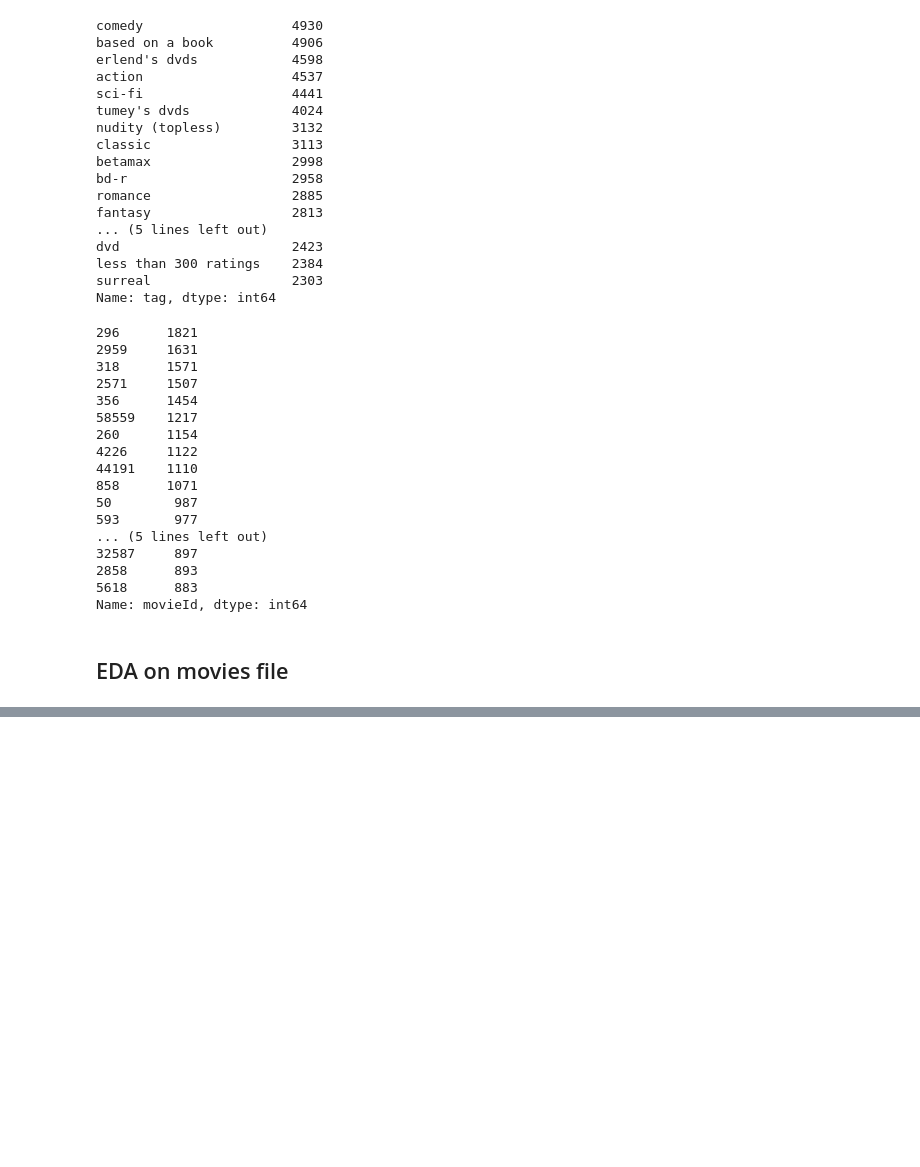
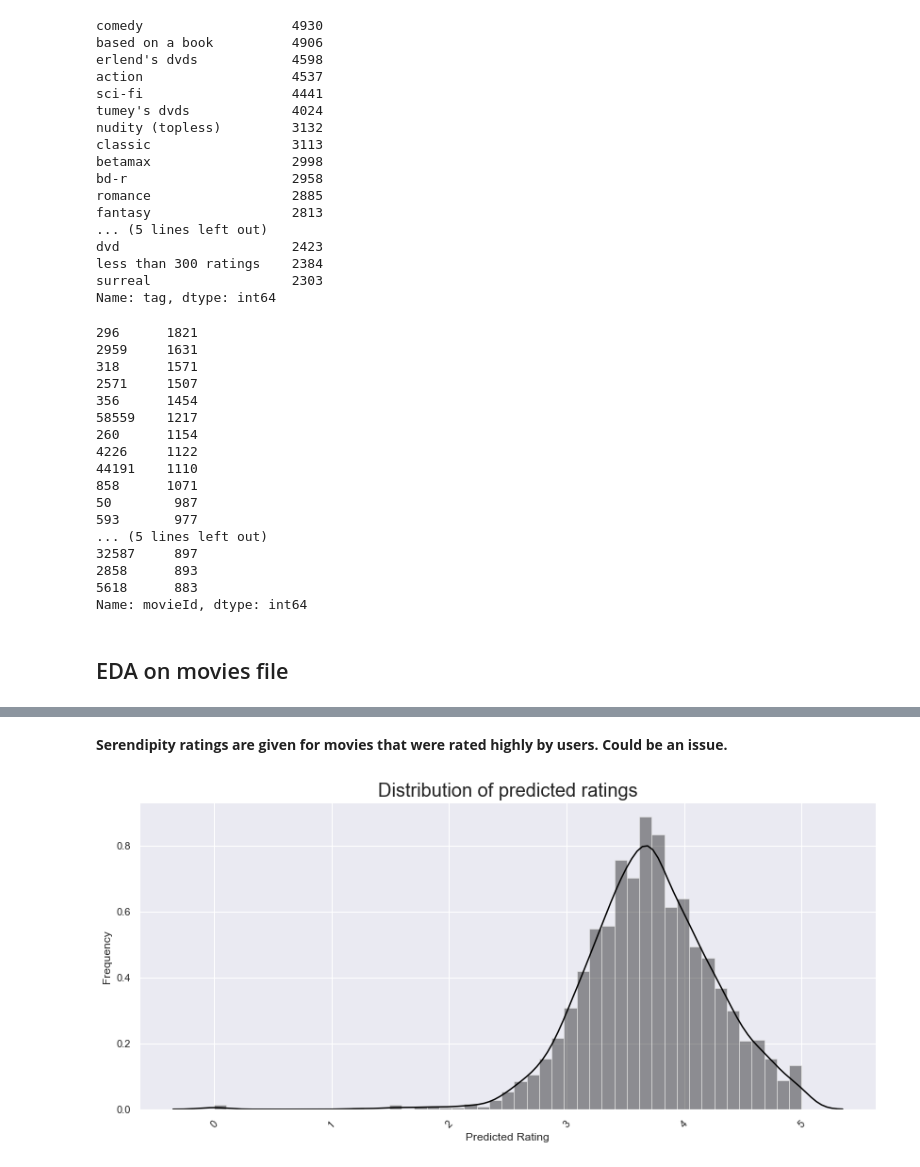
Before and after one commit to SanchayniB/Serendipitous-Recommender-System, a Jupyter notebook: EDA/EDA.ipynb, the cells around one changed output, grey strips where cells are left out. Drawn from its saved outputs; the diff is of its cells as text; code cells hidden in the pictures; blank space fills up the shorter version.

Commit message:
eda on answers.csv

```diff
--- a/EDA/EDA.ipynb
+++ b/EDA/EDA.ipynb
@@ -253,0 +257,2 @@ movies_cleaned.to_csv('//Users//bagades//Desktop//RS//serendipity-sac2018//movie
+# %%
+answers = pd.read_csv("../../Data/serendipity-sac2018/answers.csv")
@@ -253,0 +269,5 @@ movies_cleaned.to_csv('//Users//bagades//Desktop//RS//serendipity-sac2018//movie
+# %%
+answers['timestamp'] = answers['timestamp'].apply(lambda x: datetime.fromtimestamp(x/1000))
+answers['year'] = answers['timestamp'].apply(lambda x: x.year)
+answers['month'] = answers['timestamp'].apply(lambda x: x.month)
+answers['weekday'] = answers['timestamp'].apply(lambda x: x.weekday())
@@ -253,0 +293,13 @@ movies_cleaned.to_csv('//Users//bagades//Desktop//RS//serendipity-sac2018//movie
+# %% [markdown]
+**Serendipity ratings are given for movies that were rated highly by users. Could be an issue.**
+# %%
+plt.rcParams['figure.figsize'] = (14, 6)
+# sns.countplot(answers['rating'], color = 'lightseagreen')
+sns.distplot(answers[answers['predictedRating'].isna() == False]['predictedRating'], color = 'black')
+plt.title('Distribution of predicted ratings', fontdict= {'fontsize': 20})
+plt.xlabel('Predicted Rating')
+plt.ylabel('Frequency')
+plt.xticks( rotation = 45)
+plt.show()
+# %% [output]
+[figure, added]
```
Also changed, not shown: parts of 13 cells of this notebook.
